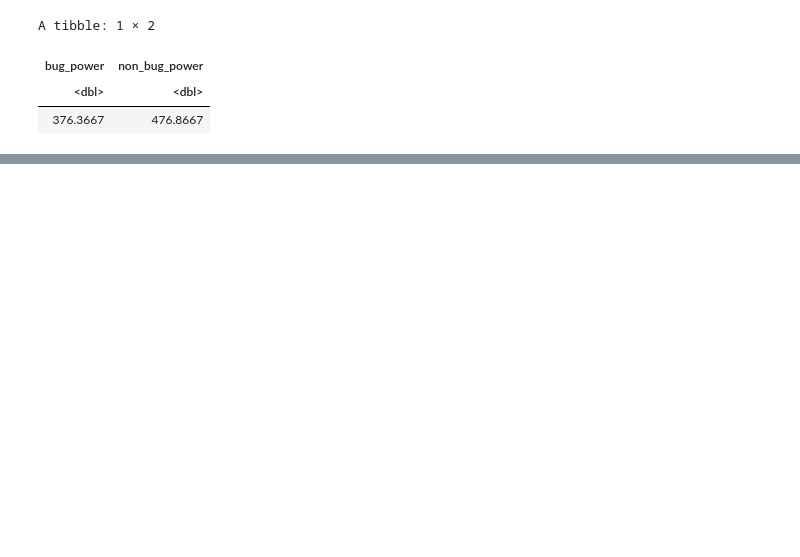
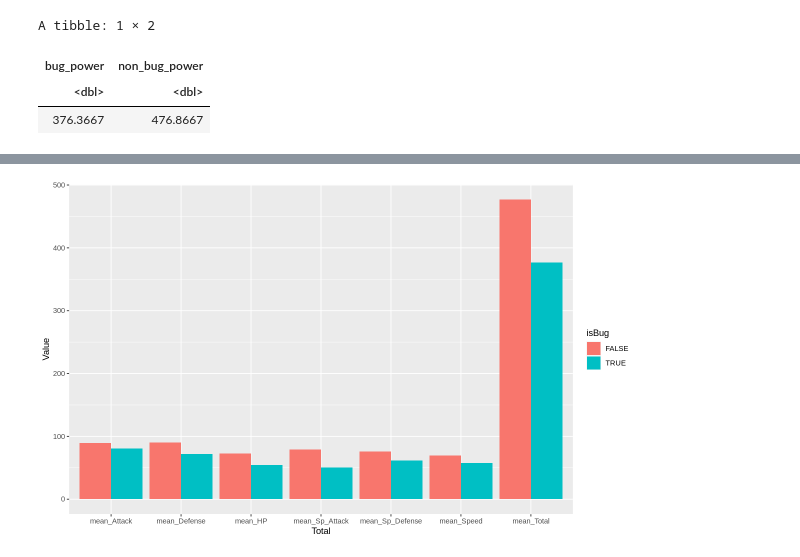
Before and after one commit to dleo22/STAT201-FinalProject, a Jupyter notebook: ProjectProposal.ipynb, the cells around one changed output, grey strips where cells are left out. Saved outputs shown, nothing was run; the diff lists cells and outputs as text; code cells hidden in the pictures; blank space fills up the shorter version.

```diff
--- a/ProjectProposal.ipynb
+++ b/ProjectProposal.ipynb
@@ -83,6 +108,33 @@ A tibble: 1 × 2
 # %%
-#Filtering the sample but including all stats and wrangling data
-pokemon_filtered_all_stats <- pokemon |>
-    filter(!Legendary) |>
-    mutate(Type_1 = case_when(Type_2 == "Bug" ~ "Bug", .default = Type_1)) |>
-    select(-Type_2, -Legendary, -Generation)
+## Visualisation of bug pokemon vs non-bug pokemon in various stats ##
+options(repr.plot.width = 10, repr.plot.height = 6)
+bug_data <- bug_sample |>
+    summarise(isBug = TRUE,
+        mean_Total = mean(Total),
+           mean_HP = mean(HP),
+           mean_Attack = mean(Attack),
+           mean_Defense = mean(Defense),
+           mean_Sp_Attack = mean(Sp._Atk),
+           mean_Sp_Defense = mean(Sp._Def),
+           mean_Speed = mean(Speed))
+
+non_bug_data <- non_bug_sample |>
+    summarise(isBug = FALSE,
+           mean_Total = mean(Total),
+           mean_HP = mean(HP),
+           mean_Attack = mean(Attack),
+           mean_Defense = mean(Defense),
+           mean_Sp_Attack = mean(Sp._Atk),
+           mean_Sp_Defense = mean(Sp._Def),
+           mean_Speed = mean(Speed))
+
+summary_data = rbind(bug_data,non_bug_data) |>
+    gather(Total, Value, -isBug)
+
+summary_plot <- summary_data |>
+    ggplot(aes(x = Total, y = Value, fill = isBug)) +
+    geom_col(position = "dodge")
+
+summary_plot
+# %% [output]
+[figure, added]
```
Also changed, not shown: parts of 13 cells of this notebook.
